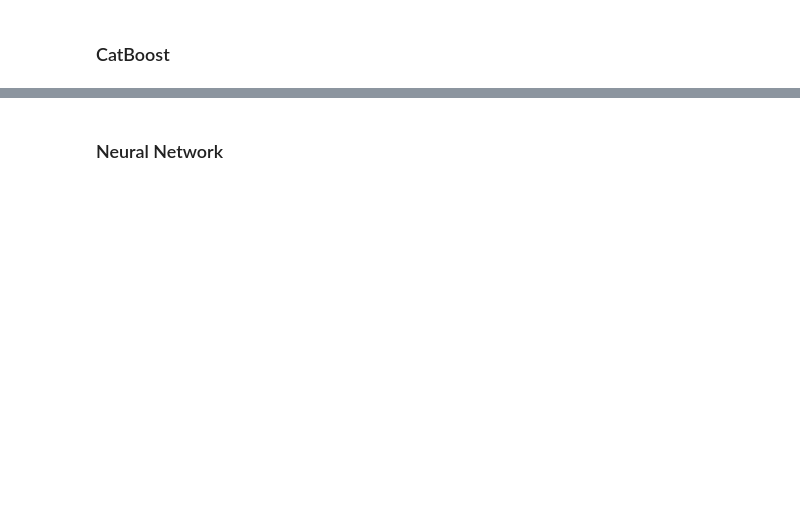
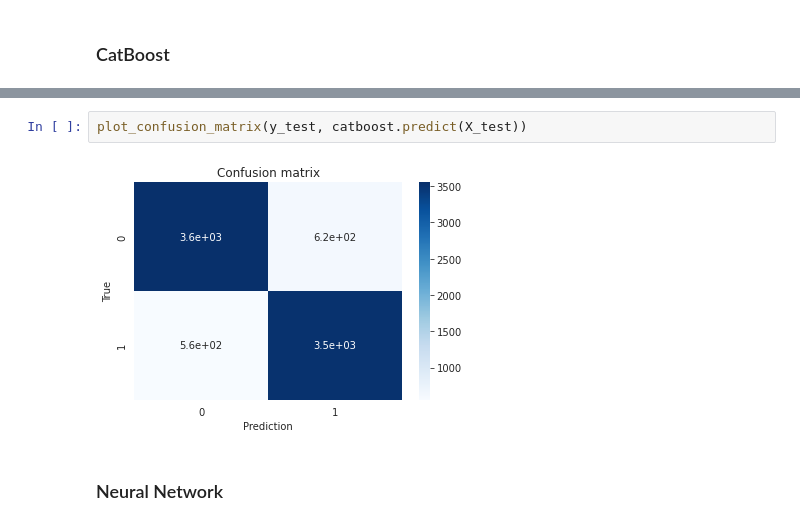
Before and after one commit to DimaScientist/NLP_Project, a Jupyter notebook: word2vec-nlp-tutorial/word2vec-nlp-tutorial.ipynb, the cells around one changed output, grey strips where cells are left out. Saved outputs shown, nothing was run; the diff lists cells and outputs as text; blank space fills up the shorter version.

```diff
--- a/word2vec-nlp-tutorial/word2vec-nlp-tutorial.ipynb
+++ b/word2vec-nlp-tutorial/word2vec-nlp-tutorial.ipynb
@@ -271,2 +382,6 @@ print(len(labels))
+# %%
+plot_confusion_matrix(y_test, catboost.predict(X_test))
+# %% [output]
+[figure, added]
 # %% [markdown]
 ### Neural Network
```
Also changed, not shown: parts of 37 cells of this notebook.
